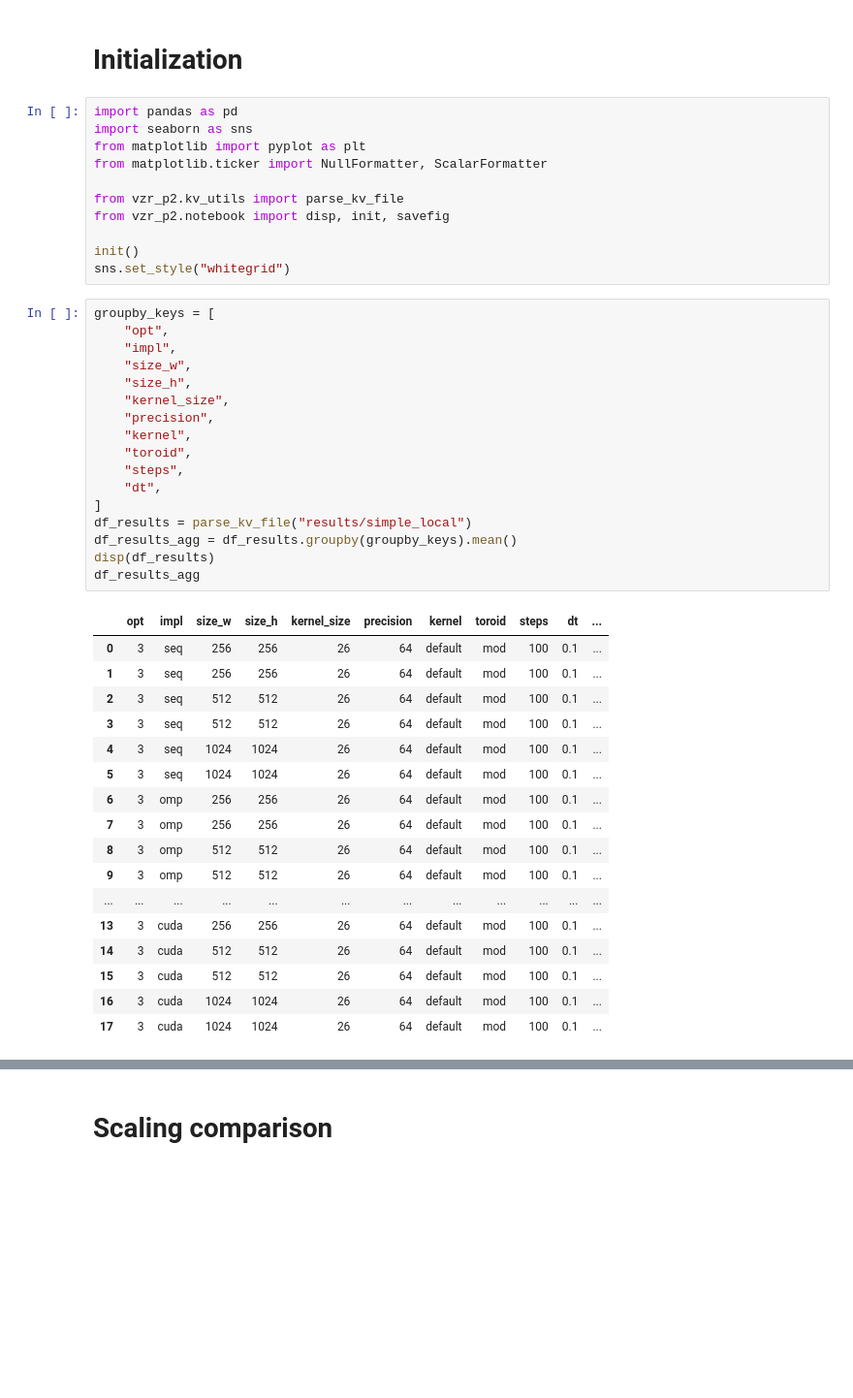
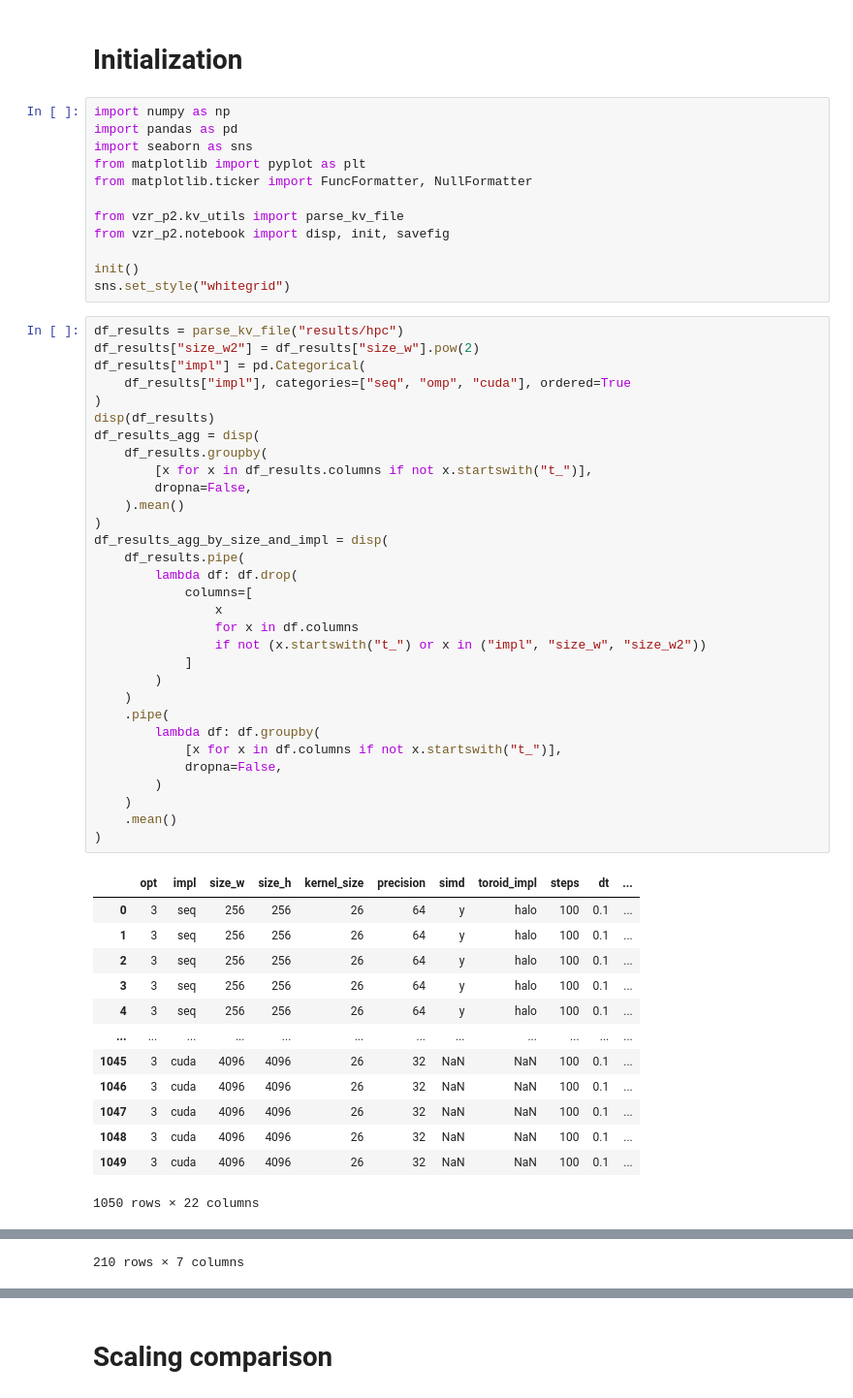
Before and after one commit to mpopovic4116/fri-vzr-2026-p2, a Jupyter notebook: notebooks/main.ipynb, the cells around one changed output, grey strips where cells are left out. Shown at 97% size. Drawn from its saved outputs; the diff is of its cells as text; blank space fills up the shorter version.

```diff
--- a/notebooks/main.ipynb
+++ b/notebooks/main.ipynb
@@ -1,10 +1,11 @@
 # %% [markdown]
 # Initialization
 # %%
+import numpy as np
 import pandas as pd
 import seaborn as sns
 from matplotlib import pyplot as plt
-from matplotlib.ticker import NullFormatter, ScalarFormatter
+from matplotlib.ticker import FuncFormatter, NullFormatter
 
 from vzr_p2.kv_utils import parse_kv_file
 from vzr_p2.notebook import disp, init, savefig
@@ -12,37 +13,47 @@ from vzr_p2.notebook import disp, init, savefig
 init()
 sns.set_style("whitegrid")
 # %%
-groupby_keys = [
-    "opt",
-    "impl",
-    "size_w",
-    "size_h",
-    "kernel_size",
-    "precision",
-    "kernel",
-    "toroid",
-    "steps",
-    "dt",
-]
-df_results = parse_kv_file("results/simple_local")
-df_results_agg = df_results.groupby(groupby_keys).mean()
+df_results = parse_kv_file("results/hpc")
+df_results["size_w2"] = df_results["size_w"].pow(2)
+df_results["impl"] = pd.Categorical(
+    df_results["impl"], categories=["seq", "omp", "cuda"], ordered=True
+)
 disp(df_results)
-df_results_agg
+df_results_agg = disp(
+    df_results.groupby(
+        [x for x in df_results.columns if not x.startswith("t_")],
+        dropna=False,
+    ).mean()
+)
+df_results_agg_by_size_and_impl = disp(
+    df_results.pipe(
+        lambda df: df.drop(
+            columns=[
+                x
+                for x in df.columns
+                if not (x.startswith("t_") or x in ("impl", "size_w", "size_w2"))
+            ]
+        )
+    )
+    .pipe(
+        lambda df: df.groupby(
+            [x for x in df.columns if not x.startswith("t_")],
+            dropna=False,
+        )
+    )
+    .mean()
+)
 # %% [output]
-|  | opt | impl | size_w | size_h | kernel_size | precision | kernel | toroid | steps | dt | ... |
-| 0 | 3 | seq | 256 | 256 | 26 | 64 | default | mod | 100 | 0.1 | ... |
-| 1 | 3 | seq | 256 | 256 | 26 | 64 | default | mod | 100 | 0.1 | ... |
-| 2 | 3 | seq | 512 | 512 | 26 | 64 | default | mod | 100 | 0.1 | ... |
-| 3 | 3 | seq | 512 | 512 | 26 | 64 | default | mod | 100 | 0.1 | ... |
-| 4 | 3 | seq | 1024 | 1024 | 26 | 64 | default | mod | 100 | 0.1 | ... |
-| 5 | 3 | seq | 1024 | 1024 | 26 | 64 | default | mod | 100 | 0.1 | ... |
-| 6 | 3 | omp | 256 | 256 | 26 | 64 | default | mod | 100 | 0.1 | ... |
-| 7 | 3 | omp | 256 | 256 | 26 | 64 | default | mod | 100 | 0.1 | ... |
-| 8 | 3 | omp | 512 | 512 | 26 | 64 | default | mod | 100 | 0.1 | ... |
-| 9 | 3 | omp | 512 | 512 | 26 | 64 | default | mod | 100 | 0.1 | ... |
+|  | opt | impl | size_w | size_h | kernel_size | precision | simd | toroid_impl | steps | dt | ... |
+| 0 | 3 | seq | 256 | 256 | 26 | 64 | y | halo | 100 | 0.1 | ... |
+| 1 | 3 | seq | 256 | 256 | 26 | 64 | y | halo | 100 | 0.1 | ... |
+| 2 | 3 | seq | 256 | 256 | 26 | 64 | y | halo | 100 | 0.1 | ... |
+| 3 | 3 | seq | 256 | 256 | 26 | 64 | y | halo | 100 | 0.1 | ... |
+| 4 | 3 | seq | 256 | 256 | 26 | 64 | y | halo | 100 | 0.1 | ... |
 | ... | ... | ... | ... | ... | ... | ... | ... | ... | ... | ... | ... |
-| 13 | 3 | cuda | 256 | 256 | 26 | 64 | default | mod | 100 | 0.1 | ... |
-| 14 | 3 | cuda | 512 | 512 | 26 | 64 | default | mod | 100 | 0.1 | ... |
-| 15 | 3 | cuda | 512 | 512 | 26 | 64 | default | mod | 100 | 0.1 | ... |
-| 16 | 3 | cuda | 1024 | 1024 | 26 | 64 | default | mod | 100 | 0.1 | ... |
-| 17 | 3 | cuda | 1024 | 1024 | 26 | 64 | default | mod | 100 | 0.1 | ... |
+| 1045 | 3 | cuda | 4096 | 4096 | 26 | 32 | NaN | NaN | 100 | 0.1 | ... |
+| 1046 | 3 | cuda | 4096 | 4096 | 26 | 32 | NaN | NaN | 100 | 0.1 | ... |
+| 1047 | 3 | cuda | 4096 | 4096 | 26 | 32 | NaN | NaN | 100 | 0.1 | ... |
+| 1048 | 3 | cuda | 4096 | 4096 | 26 | 32 | NaN | NaN | 100 | 0.1 | ... |
+| 1049 | 3 | cuda | 4096 | 4096 | 26 | 32 | NaN | NaN | 100 | 0.1 | ... |
+1050 rows × 22 columns
@@ -59,0 +73 @@ df_results_agg
+210 rows × 7 columns
```
Also changed, not shown: parts of 2 cells of this notebook, 1 other file.
